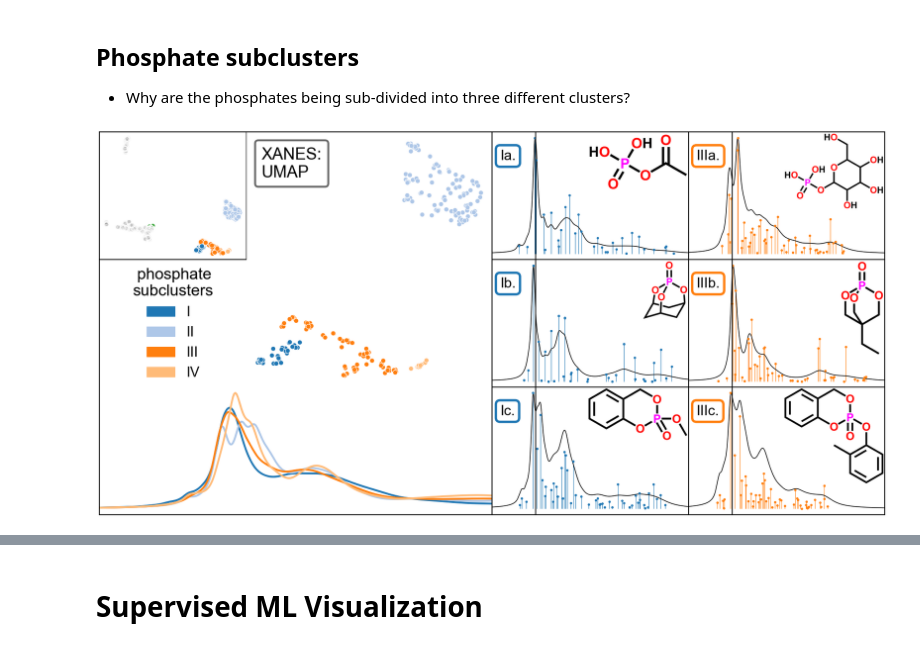
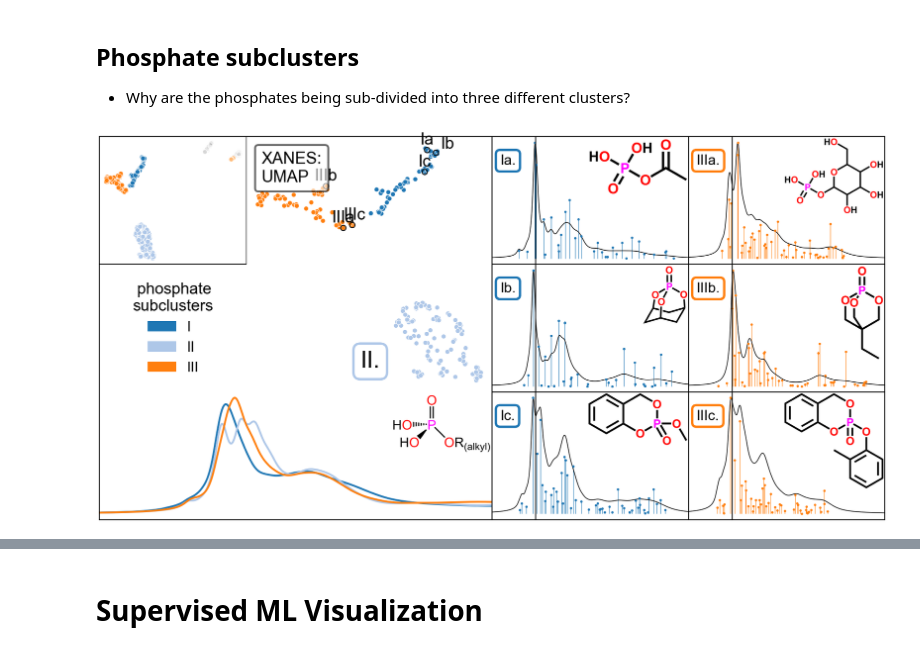
Before and after one commit to Seidler-Lab/Phosphorus-ML-Project, a Jupyter notebook: Data_Analysis_Sam.ipynb, the cells around one changed output, grey strips where cells are left out. Drawn from its saved outputs; the diff is of its cells as text; code cells hidden in the pictures.

```diff
--- a/Data_Analysis_Sam.ipynb
+++ b/Data_Analysis_Sam.ipynb
@@ -41,6 +41,8 @@ compoundmap = {compound['CID']:compound for compound in X_data_classed}
 
 CIDs = np.array([c['CID'] for c in X_data_classed])
 NoneCIDs = np.array([c['CID'] for c in X_data if c['Class']=='None'])
+
+make_SI_figures = False
 
 # CLASSSIFICATION MAPS
 # classes
@@ -51,9 +53,7 @@ classnames = list(CLASSCODES.keys())[:-1]
 # coordination
 coordcodemap = {compound['CID']:COORDCODES[compound['Class']] for compound in X_data_classed
                 if compound['Class'] in COORDCODES.keys()}
-# phosphorane subclasses
-phosphoranecodemap = {compound['CID']:PHOSPHORANECODES[compound['Class']] for compound in X_data_classed
-                      if compound['Class'] in PHOSPHORANECODES.keys()}
+
 # sulfur subclasses
 sulfurcodemap = {compound['CID']:SULFURCODES[compound['Class']] for compound in X_data_classed
                  if compound['Class'] in SULFURCODES.keys()}
@@ -333,15 +422,15 @@ spec = fig.add_gridspec(nrows=3, ncols=4, width_ratios=[0.6, 1.0, 0.8, 0.8])
 plt.subplots_adjust(wspace=0, hspace=0)
 
 ############ create DBScan clusters
-tsne_phosphates = np.array([XANES_tsnemap[c['CID']] for c in X_data_classed if c['Class'] == 'phosphate'])
-cids_phosphates = [c['CID'] for c in X_data_classed if c['Class'] == 'phosphate']
+tsne_phosphates = np.array([XANES_tsnemap[c['CID']] for c in X_subset if c['Class'] == 'phosphate'])
+cids_phosphates = [c['CID'] for c in X_subset if c['Class'] == 'phosphate']
 
-dbscan_clustering = DBSCAN(eps=0.52, min_samples=1).fit(tsne_phosphates)
+dbscan_clustering = DBSCAN(eps=0.75, min_samples=1).fit(tsne_phosphates)
 dbscan_clustermap = {cid:cluster for cid,cluster in zip(cids_phosphates, dbscan_clustering.labels_)}
 
 ############ plot all phosphates with clusters indicated by DBSCAN
 phosphate_clustermap = {}
-for c in X_data_classed:
+for c in X_subset:
     if c['Class'] == 'phosphate':
         phosphate_clustermap[c['CID']] = dbscan_clustermap[c['CID']] + 1
     else:
@@ -351,9 +440,9 @@ select_clusters = np.unique(dbscan_clustering.labels_) + 1
 select_clusters = select_clusters[:-1]
 keys = {1:'I', 2:'II', 3:'III', 4:'IV', 5:'V', 6:'VI', 7:'VII'}
 
-X_phosphate = [c for c in X_data_classed if phosphate_clustermap[c['CID']] in select_clusters]
+X_phosphate = [c for c in X_subset if phosphate_clustermap[c['CID']] in select_clusters]
 
-phosphate_colorcodemap = {c['CID']:phosphate_clustermap[c['CID']] for c in X_data_classed \
+phosphate_colorcodemap = {c['CID']:phosphate_clustermap[c['CID']] for c in X_subset \
                           if phosphate_clustermap[c['CID']] in select_clusters}
 binmap = {k:v - 1 for k,v in phosphate_colorcodemap.items()}
 
@@ -369,15 +458,19 @@ turn_off_spines(legax, spines=['bottom', 'right'])
 turn_off_ticks(legax)
 
 # phosphate structure
-# structure = Image.open(f'../Figures/chemdraw/phosphate.png')
-# structure = resize_img(structure, ratio=(1,1.8))
 structax = fig.add_subplot(spec[0, 0])
 # structax.imshow(structure)
 # structax.axis('equal')
-tsne_plt = plot_dim_red((fig, structax), X_coord, XANES_tsnemap, size=100,
+# structure = Image.open(f'../Figures/chemdraw/phosphate.png')
+# structure = resize_img(structure, ratio=(1,1.8))
+tsne_plt = plot_dim_red((fig, structax), X_subset, XANES_tsnemap, size=100,
                         colorcodemap=phosphate_clustermap, hiddenalpha=0.03,
                         mode='XANES', method='UMAP', fontsize=35, show_legend=False,
                         edgecolors='w', **kwargs)
+# tsne_plt = plot_dim_red((fig, structax), X_subset, XANES_tsnemap, size=80,
+#                          colorcodemap=sulfurcodemap, coloralpha=1., hiddenalpha=0.03,
+#                          mode='XANES', method='UMAP', fontsize=25, edgecolors='w',
+#                          show_legend=False)
 set_spine_width(structax, width=2)
 turn_off_ticks(structax)
 
@@ -392,15 +485,15 @@ labels = [[f'{keys[show_clusters[0] + 1]}a.', f'{keys[show_clusters[0] + 1]}b.',
            f'{keys[show_clusters[0] + 1]}c.'],\
           [f'{keys[show_clusters[1] + 1]}a.', f'{keys[show_clusters[1] + 1]}b.',\
            f'{keys[show_clusters[1] + 1]}c.']]
+offsets = [(0, 5), (25, 2), (0, 5), (0, 5), (0, 5), (5, 5)]
 
-options = kwargs
-# options = Merge(kwargs, {'CID': cluster_cids.flatten(),
-#                          'label': [ele.replace('.', '') for sublist in labels
-#                                    for ele in sublist]})
+# options = kwargs
+options = Merge(kwargs, {'CID': cluster_cids.flatten(), 'offsets': offsets,
+                         'label': [ele.replace('.', '') for sublist in labels
+                                   for ele in sublist]})
 
 ############ zoomed in on clusters
 ax = fig.add_subplot(spec[:2, 1])
-# size = 120
 tsne_plt = plot_dim_red((fig, ax), X_phosphate, XANES_tsnemap, size=100,
                         colorcodemap=phosphate_clustermap, hiddenalpha=0.03,
                         mode='XANES', method='UMAP', fontsize=35,
@@ -414,34 +507,34 @@ ax = fig.add_subplot(spec[2, :2])
 spaghetti_plt = plot_spaghetti((fig, ax), compoundmap, mode='XANES',
                                colorcodemap=binmap, binmap=binmap, fontsize=26,
                                linewidth=4, energyrange=(2148,2162.5), scalecolor=False,
                                hiddenalpha=0, coloralpha=1.0, average_bins=True,
                                **kwargs)
 ## adding cluster II structure
-# add_structure(fig, 'II', ax, resize=False, add_axes=True, chemdraw=True)
-# t = ax.text(2158, 0.43, 'II.', ha="center", va="center", size=50,
-#             bbox=dict(boxstyle="round,pad=0.3", ec=plt.cm.tab20(1), fc="w", lw=5))
+add_structure(fig, 'II', ax, resize=False, add_axes=True, chemdraw=True)
+t = ax.text(2158, 0.43, 'II.', ha="center", va="center", size=50,
+            bbox=dict(boxstyle="round,pad=0.3", ec=plt.cm.tab20(1), fc="w", lw=5))
 
 # formatting axis
 set_spine_width(ax, width=2)
 turn_off_ticks(ax)
 ax.set_xlabel(None)
 turn_off_spines(ax, spines=['top'])
 
 for j, cid_list in enumerate(cluster_cids):
     cluster = show_clusters[j]
     for i, cid in enumerate(cid_list):
         if i == 3:
             verbose = False
         else:
             verbose = False
 
         ax = fig.add_subplot(spec[i, j + 2])
         plot_spectrum_and_trans((fig, ax), compoundmap, cid, verbose=verbose,
                                 mode='XANES', energyrange=(2148,2169), color=cluster,
                                 link_pubchem=True, chemdraw=True, label=labels[j][i])
         set_spine_width(ax, width=2)
         turn_off_ticks(ax)
 
 # plt.savefig(f'../Figures/phosphate_subclusters.png', dpi=800, transparent=False, bbox_inches='tight')
 # %% [output]
-[figure, old version]
+[figure, new version]
```
Also changed, not shown: parts of 36 cells of this notebook, 2 other files.
